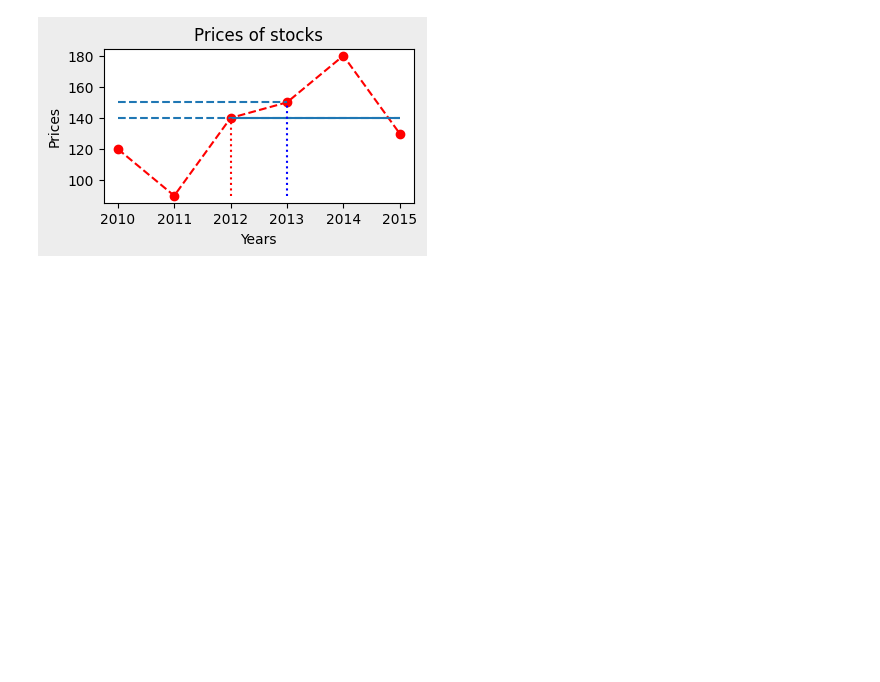
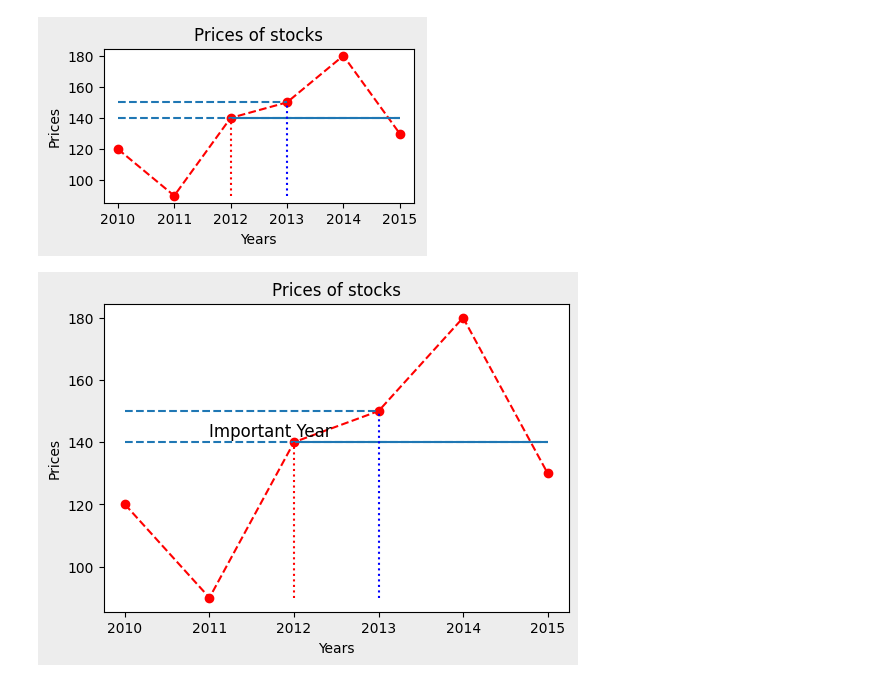
Before and after one commit to y-usuf09/Python---Data-Analytics, a Jupyter notebook: Data Analysis/visualization.ipynb, the cells around one changed output. Saved outputs shown, nothing was run; the diff lists cells and outputs as text; code cells hidden in the pictures; blank space fills up the shorter version.

Commit message:
Graph

```diff
--- a/Data Analysis/visualization.ipynb
+++ b/Data Analysis/visualization.ipynb
@@ -166,3 +166,23 @@ plt.vlines([2012,2013],
 # %% [output]
 <matplotlib.collections.LineCollection at 0x...>
 [figure]
+# %%
+plt.figure(figsize=(6,4), facecolor='#ededed')
+plt.plot(years,prices, 'ro--')
+plt.title("Prices of stocks")
+plt.xlabel("Years")
+plt.ylabel("Prices")
+plt.hlines([140,140,150],
+            [2010, 2012,2010],
+            [2015,2015,2013],
+            linestyles=['dashed', 'solid'])
+plt.vlines([2012,2013],
+           [min(prices),min(prices)],
+           [140,150],
+           linestyles='dotted',
+           colors=['red','blue'],
+           label='Price')
+plt.text(2011, 142, 'Important Year', fontdict={'size':12})
+plt.show()
+# %% [output]
+[figure, added]
```
Also changed, not shown: parts of 1 cell of this notebook.
